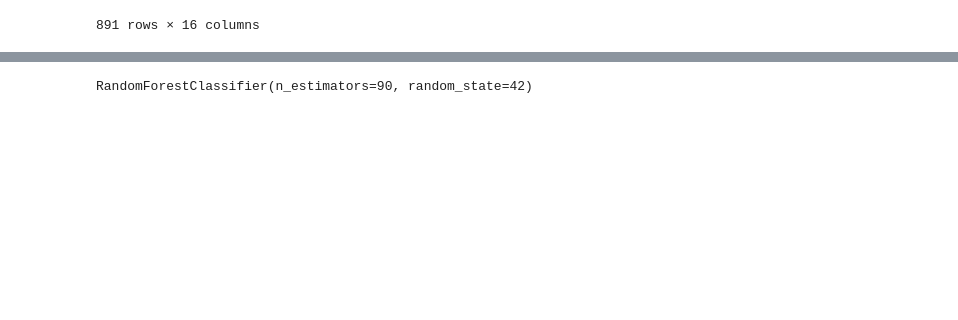
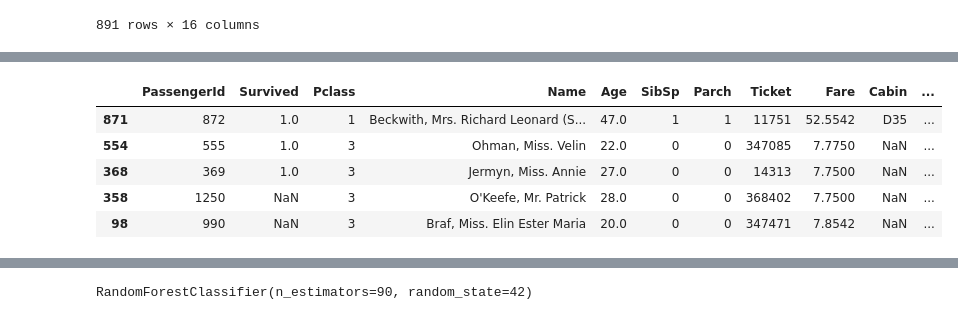
Before and after one commit to tutss/kaggle, a Jupyter notebook: competitions/titanic/baseline.ipynb, the cells around one changed output, grey strips where cells are left out. Saved outputs shown, nothing was run; the diff lists cells and outputs as text; code cells hidden in the pictures; blank space fills up the shorter version.

```diff
--- a/competitions/titanic/baseline.ipynb
+++ b/competitions/titanic/baseline.ipynb
@@ -83,6 +84,31 @@ train[train['Age'].isna()]
 | 878 | 879 | 0 | 3 | Laleff, Mr. Kristo | male | NaN | 0 | 0 | 349217 | 7.8958 | ... |
 | 888 | 889 | 0 | 3 | Johnston, Miss. Catherine Helen "... | female | NaN | 1 | 2 | W./C. 6607 | 23.4500 | ... |
 177 rows × 12 columns
+# %%
+def impute_median_sex_age_fare(df):
+    male_passangers = df[df['Sex'] == 'male']
+    female_passangers = df[df['Sex'] == 'female']
+    male_passangers.Age.fillna(male_passangers.Age.median(), inplace=True)
+    female_passangers.Age.fillna(female_passangers.Age.median(), inplace=True)
+    new_df = pd.concat([male_passangers, female_passangers])
+    new_df.Fare.fillna(new_df.Fare.median(), inplace=True)
+    return new_df.sample(frac=1, random_state=42)
+
+def impute_mode_embarked(df):
+    print(df.Embarked.mode())
+    df.Embarked.fillna('S', inplace=True)
+    return df
+
+def create_new_features(df):
+    df['isincabin'] = df['Cabin'].notna().astype('int')
+    df['is_underage'] = (df.Age < 18).astype('int')
+    df['is_midlife'] = ((df.Age > 18) & (df.Age < 60)).astype('int')
+    df['is_elder'] = (df.Age > 60).astype('int')
+    df = pd.concat([df, pd.get_dummies(df.Sex)], axis=1)
+    df = pd.concat([df, pd.get_dummies(df.Embarked)], axis=1)
+    df.drop(['Sex'], axis=1, inplace=True)
+    df.drop(['Embarked'], axis=1, inplace=True)
+    return df
 # %%
 female_passangers = train[train['Sex']=='female']
 female_passangers
@@ -294,3 +373,13 @@ train_with_sex_encode
+# %%
+train_test = create_new_features(train_test)
+train_test.head()
+# %% [output]
+|  | PassengerId | Survived | Pclass | Name | Age | SibSp | Parch | Ticket | Fare | Cabin | ... |
+| 871 | 872 | 1.0 | 1 | Beckwith, Mrs. Richard Leonard (S... | 47.0 | 1 | 1 | 11751 | 52.5542 | D35 | ... |
+| 554 | 555 | 1.0 | 3 | Ohman, Miss. Velin | 22.0 | 0 | 0 | 347085 | 7.7750 | NaN | ... |
+| 368 | 369 | 1.0 | 3 | Jermyn, Miss. Annie | 27.0 | 0 | 0 | 14313 | 7.7500 | NaN | ... |
+| 358 | 1250 | NaN | 3 | O'Keefe, Mr. Patrick | 28.0 | 0 | 0 | 368402 | 7.7500 | NaN | ... |
+| 98 | 990 | NaN | 3 | Braf, Miss. Elin Ester Maria | 20.0 | 0 | 0 | 347471 | 7.8542 | NaN | ... |
 # %%
 baseline_cols = ['Pclass', 'Age', 'SibSp', 'Parch', 'Fare', 'isincabin', 'is_underage', 'is_midlife', 'female']
 
```
Also changed, not shown: parts of 13 cells of this notebook, 2 other files.
